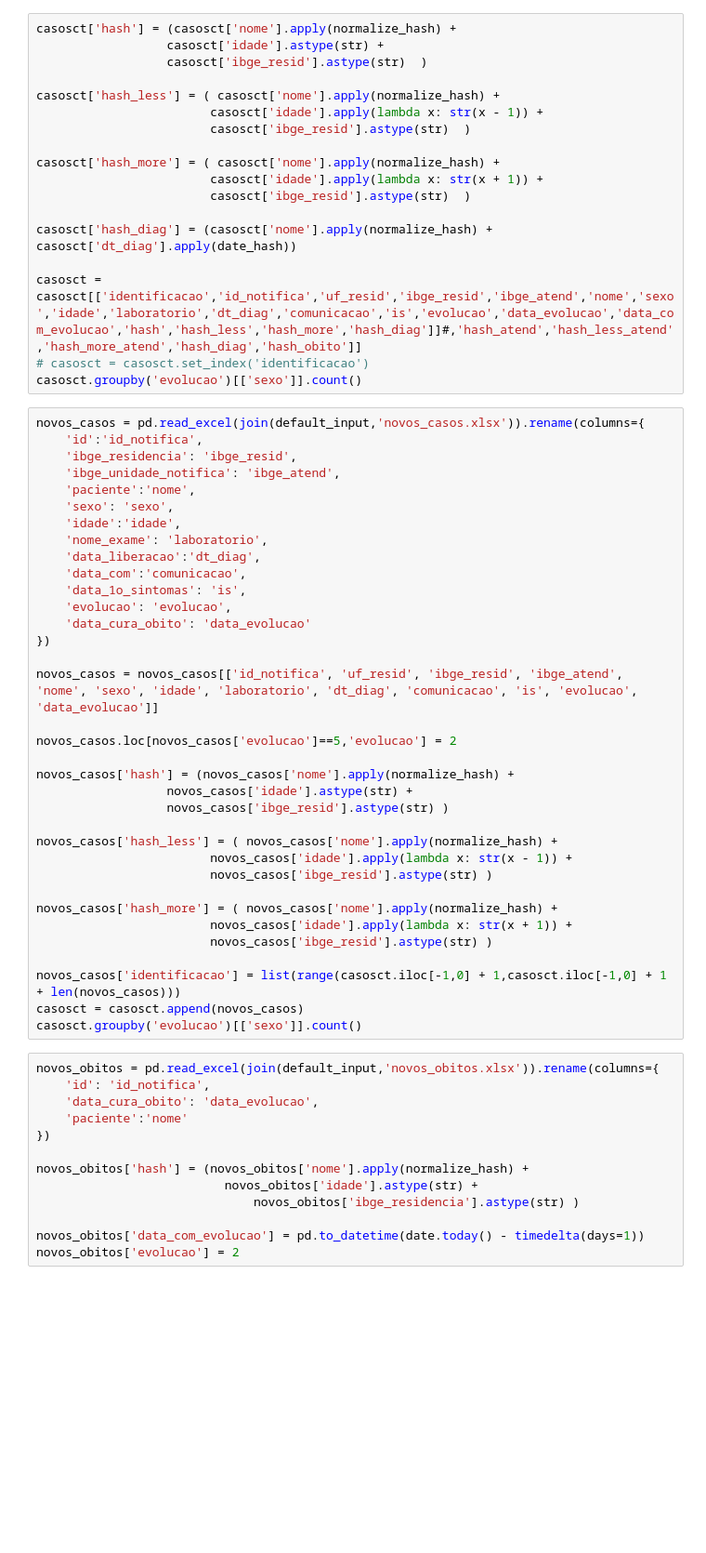
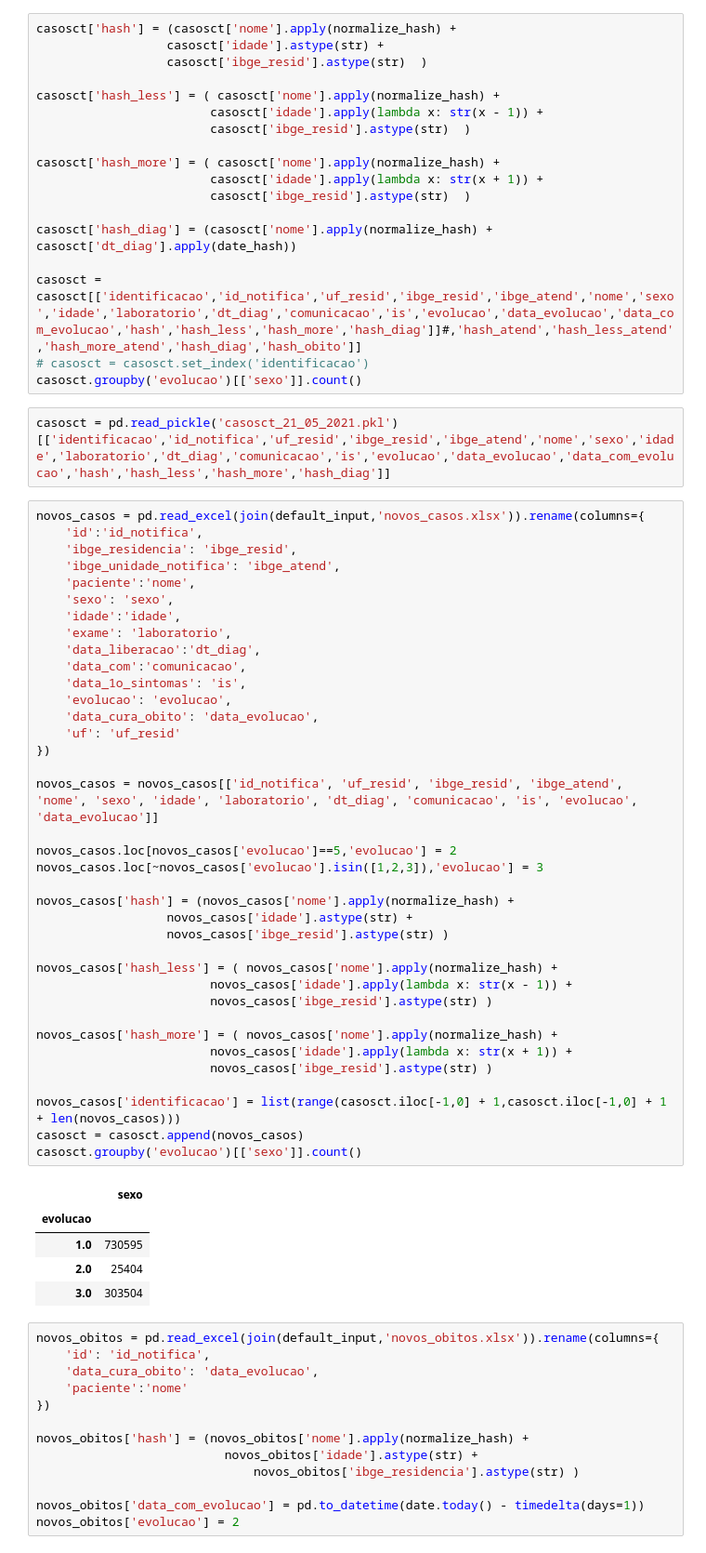
Before and after one commit to vinnylg/covid19datascience, a Jupyter notebook: notebooks/merge_access.ipynb, the cells around one changed output. Shown at 93% size. Saved outputs shown, nothing was run; the diff lists cells and outputs as text; blank space fills up the shorter version.

```diff
--- a/notebooks/merge_access.ipynb
+++ b/notebooks/merge_access.ipynb
@@ -179,41 +184,51 @@ casosct['hash_diag'] = (casosct['nome'].apply(normalize_hash) + casosct['dt_diag
 casosct = casosct[['identificacao','id_notifica','uf_resid','ibge_resid','ibge_atend','nome','sexo','idade','laboratorio','dt_diag','comunicacao','is','evolucao','data_evolucao','data_com_evolucao','hash','hash_less','hash_more','hash_diag']]#,'hash_atend','hash_less_atend','hash_more_atend','hash_diag','hash_obito']]
 # casosct = casosct.set_index('identificacao')
 casosct.groupby('evolucao')[['sexo']].count()
+# %%
+casosct = pd.read_pickle('casosct_21_05_2021.pkl')[['identificacao','id_notifica','uf_resid','ibge_resid','ibge_atend','nome','sexo','idade','laboratorio','dt_diag','comunicacao','is','evolucao','data_evolucao','data_com_evolucao','hash','hash_less','hash_more','hash_diag']]
 # %%
 novos_casos = pd.read_excel(join(default_input,'novos_casos.xlsx')).rename(columns={
     'id':'id_notifica',
     'ibge_residencia': 'ibge_resid',
     'ibge_unidade_notifica': 'ibge_atend',
     'paciente':'nome',
     'sexo': 'sexo',
     'idade':'idade',
-    'nome_exame': 'laboratorio',
+    'exame': 'laboratorio',
     'data_liberacao':'dt_diag',
     'data_com':'comunicacao',
     'data_1o_sintomas': 'is',
     'evolucao': 'evolucao',
-    'data_cura_obito': 'data_evolucao'
+    'data_cura_obito': 'data_evolucao',
+    'uf': 'uf_resid'
 })
 
 novos_casos = novos_casos[['id_notifica', 'uf_resid', 'ibge_resid', 'ibge_atend', 'nome', 'sexo', 'idade', 'laboratorio', 'dt_diag', 'comunicacao', 'is', 'evolucao', 'data_evolucao']]
 
 novos_casos.loc[novos_casos['evolucao']==5,'evolucao'] = 2
+novos_casos.loc[~novos_casos['evolucao'].isin([1,2,3]),'evolucao'] = 3
 
 novos_casos['hash'] = (novos_casos['nome'].apply(normalize_hash) +
                   novos_casos['idade'].astype(str) +
                   novos_casos['ibge_resid'].astype(str) )
 
 novos_casos['hash_less'] = ( novos_casos['nome'].apply(normalize_hash) +
                         novos_casos['idade'].apply(lambda x: str(x - 1)) +
                         novos_casos['ibge_resid'].astype(str) )
 
 novos_casos['hash_more'] = ( novos_casos['nome'].apply(normalize_hash) +
                         novos_casos['idade'].apply(lambda x: str(x + 1)) +
                         novos_casos['ibge_resid'].astype(str) )
 
 novos_casos['identificacao'] = list(range(casosct.iloc[-1,0] + 1,casosct.iloc[-1,0] + 1 + len(novos_casos)))
 casosct = casosct.append(novos_casos)
 casosct.groupby('evolucao')[['sexo']].count()
+# %% [output]
+|  | sexo |
+| evolucao |  |
+| 1.0 | 730595 |
+| 2.0 | 25404 |
+| 3.0 | 303504 |
 # %%
 novos_obitos = pd.read_excel(join(default_input,'novos_obitos.xlsx')).rename(columns={
     'id': 'id_notifica',
```
Also changed, not shown: parts of 12 cells of this notebook, 7 other files.
